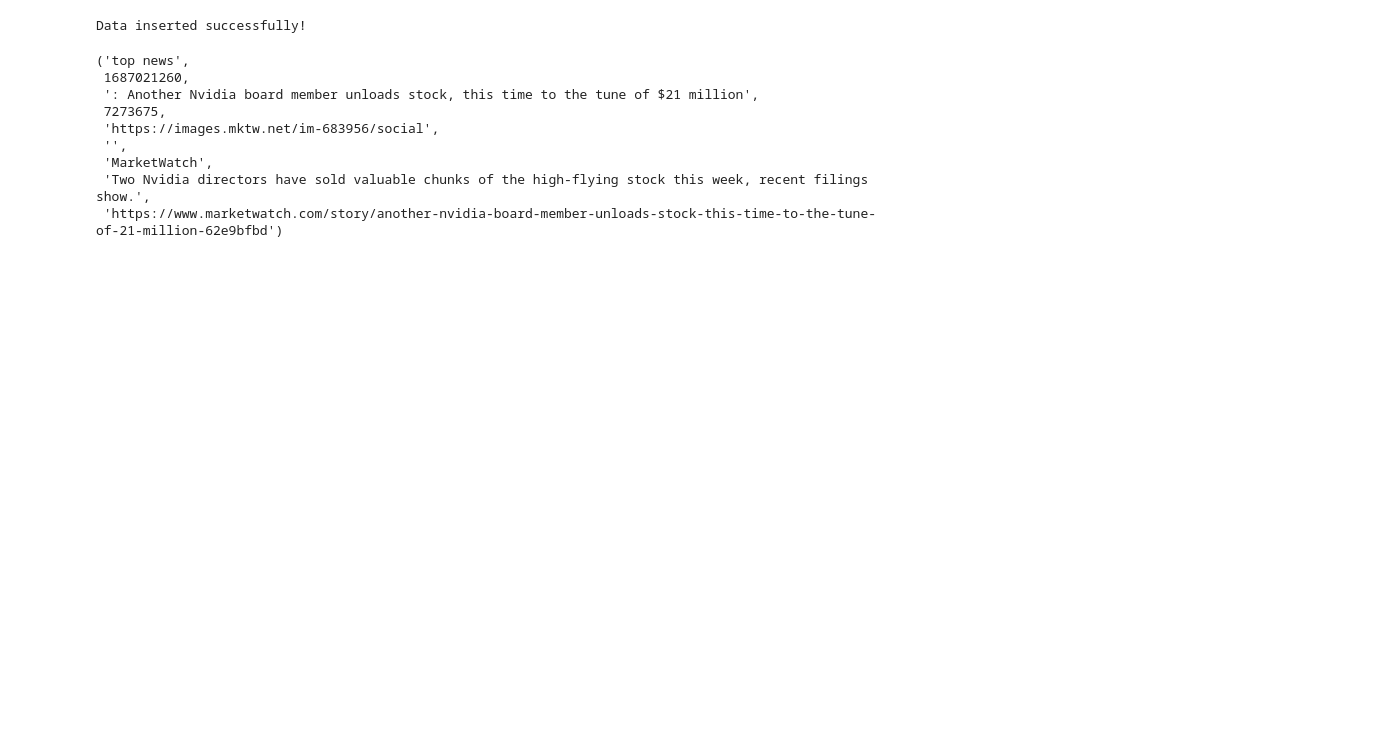
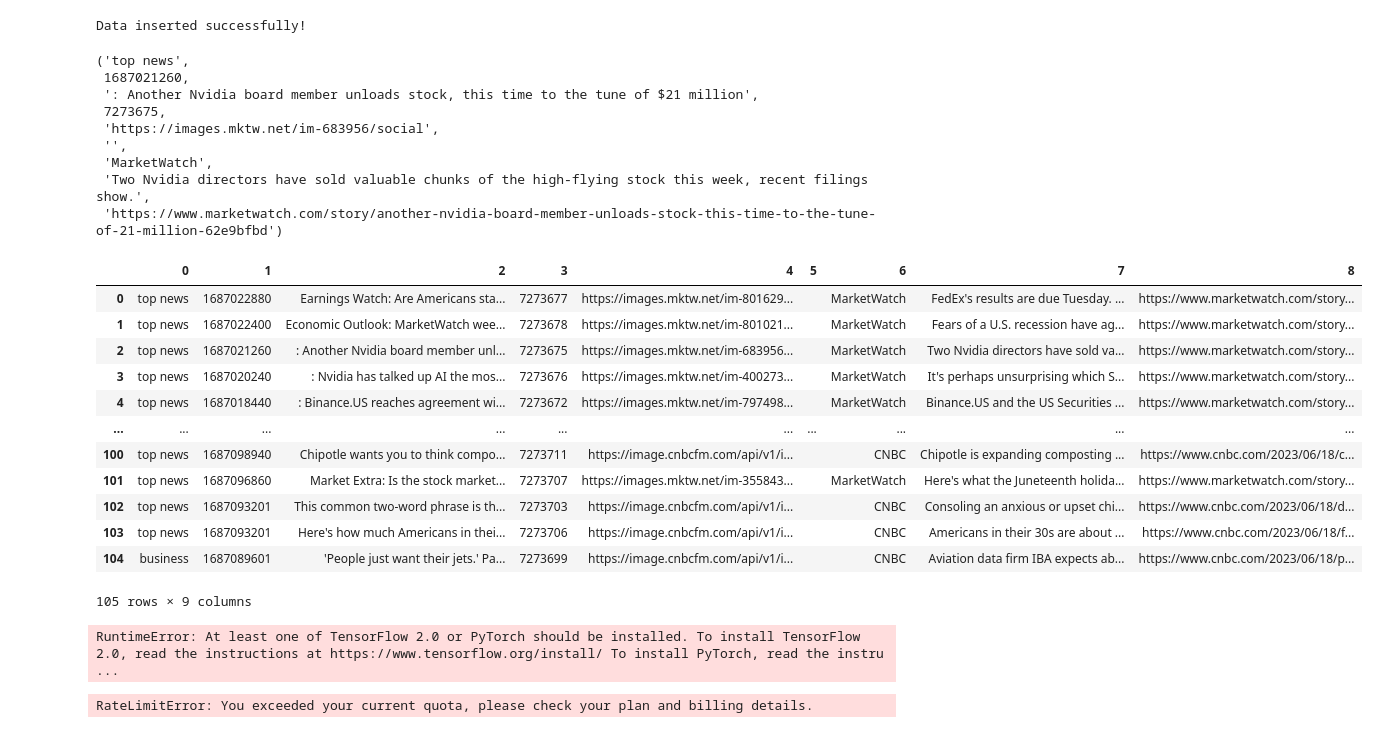
Before and after one commit to inistar/stock_news_analysis, a Jupyter notebook: finnhub_sandbox.ipynb, the cells around one changed output. Cells and saved outputs as stored; diff of their text form; code cells hidden in the pictures; blank space fills up the shorter version.

```diff
--- a/finnhub_sandbox.ipynb
+++ b/finnhub_sandbox.ipynb
@@ -131,0 +137,17 @@ general_news[0]
+# %%
+p = PostgresSQLPython()
+p.read_query(sql_statements.SELECT_NEWS_QUERY_DEV)
+# %% [output]
+|  | 0 | 1 | 2 | 3 | 4 | 5 | 6 | 7 | 8 |
+| 0 | top news | 1687022880 | Earnings Watch: Are Americans sta... | 7273677 | https://images.mktw.net/im-801629... |  | MarketWatch | FedEx's results are due Tuesday. ... | https://www.marketwatch.com/story... |
+| 1 | top news | 1687022400 | Economic Outlook: MarketWatch wee... | 7273678 | https://images.mktw.net/im-801021... |  | MarketWatch | Fears of a U.S. recession have ag... | https://www.marketwatch.com/story... |
+| 2 | top news | 1687021260 | : Another Nvidia board member unl... | 7273675 | https://images.mktw.net/im-683956... |  | MarketWatch | Two Nvidia directors have sold va... | https://www.marketwatch.com/story... |
+| 3 | top news | 1687020240 | : Nvidia has talked up AI the mos... | 7273676 | https://images.mktw.net/im-400273... |  | MarketWatch | It's perhaps unsurprising which S... | https://www.marketwatch.com/story... |
+| 4 | top news | 1687018440 | : Binance.US reaches agreement wi... | 7273672 | https://images.mktw.net/im-797498... |  | MarketWatch | Binance.US and the US Securities ... | https://www.marketwatch.com/story... |
+| ... | ... | ... | ... | ... | ... | ... | ... | ... | ... |
+| 100 | top news | 1687098940 | Chipotle wants you to think compo... | 7273711 | https://image.cnbcfm.com/api/v1/i... |  | CNBC | Chipotle is expanding composting ... | https://www.cnbc.com/2023/06/18/c... |
+| 101 | top news | 1687096860 | Market Extra: Is the stock market... | 7273707 | https://images.mktw.net/im-355843... |  | MarketWatch | Here's what the Juneteenth holida... | https://www.marketwatch.com/story... |
+| 102 | top news | 1687093201 | This common two-word phrase is th... | 7273703 | https://image.cnbcfm.com/api/v1/i... |  | CNBC | Consoling an anxious or upset chi... | https://www.cnbc.com/2023/06/18/d... |
+| 103 | top news | 1687093201 | Here's how much Americans in thei... | 7273706 | https://image.cnbcfm.com/api/v1/i... |  | CNBC | Americans in their 30s are about ... | https://www.cnbc.com/2023/06/18/f... |
+| 104 | business | 1687089601 | 'People just want their jets.' Pa... | 7273699 | https://image.cnbcfm.com/api/v1/i... |  | CNBC | Aviation data firm IBA expects ab... | https://www.cnbc.com/2023/06/18/p... |
+105 rows × 9 columns
@@ -131,0 +156,37 @@ general_news[0]
+# %%
+from transformers import pipeline
+
+# Load the sentiment analysis model
+model = pipeline("text-classification", model="mrm8488/distilroberta-finetuned-financial-news-sentiment-analysis")
+
+# Define the input text
+text = "Shares of club holding Walt Disney (DIS) came under pressure Friday after the company announced longtime CFO Christine McCarthy will step down."
+
+# Run inference using the model
+result = model(text)
+
+# Print the sentiment prediction and associated score
+sentiment = result[0]['label']
+score = result[0]['score']
+print(f"Sentiment: {sentiment}")
+print(f"Score: {score}")
+# %% [output]
+RuntimeError: At least one of TensorFlow 2.0 or PyTorch should be installed. To install TensorFlow 2.0, read the instructions at https://www.tensorflow.org/install/ To install PyTorch, read the instru ...
+# %%
+import openai
+
+# Set up your OpenAI API credentials
+openai.api_key = "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"
+
+# Define a function to interact with the ChatGPT model
+def chat_with_gpt(prompt):
+    response = openai.Completion.create(
+        engine="text-davinci-003",
+        prompt=prompt,
+        max_tokens=50
+    )
+    return response.choices[0].text.strip()
+
+chat_with_gpt("What is the weather like in san diego")
+# %% [output]
+RateLimitError: You exceeded your current quota, please check your plan and billing details.
```
Also changed, not shown: parts of 8 cells of this notebook, 6 other files.
